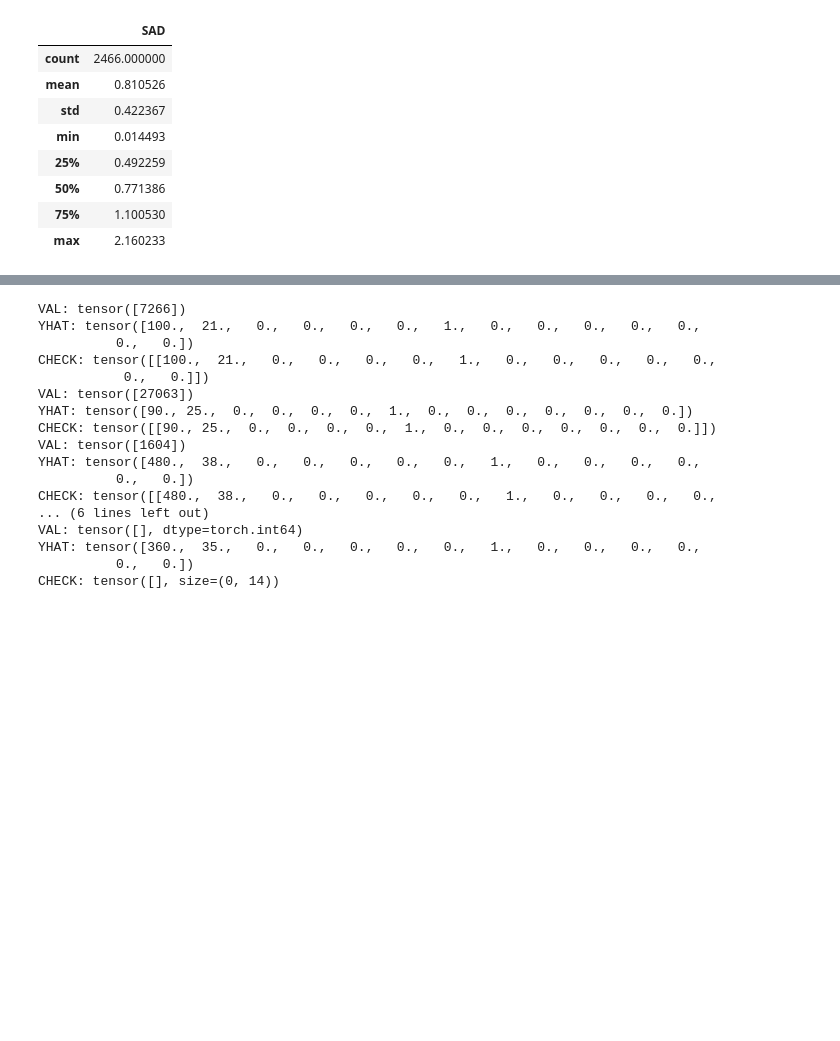
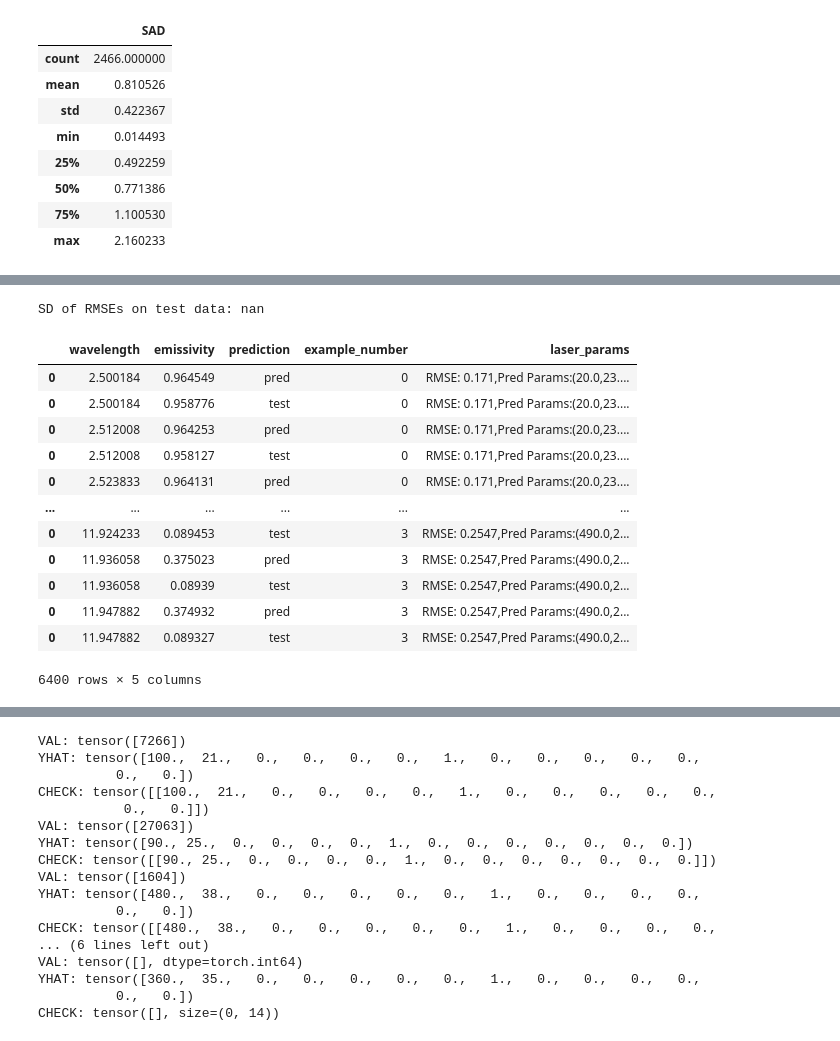
Before and after one commit to metamaterials-capstone-su-22/metamaterials_ai, a Jupyter notebook: src/notebooks/results.ipynb, the cells around one changed output, grey strips where cells are left out. Drawn from its saved outputs; the diff is of its cells as text; code cells hidden in the pictures; blank space fills up the shorter version.

```diff
--- a/src/notebooks/results.ipynb
+++ b/src/notebooks/results.ipynb
@@ -175,0 +184,36 @@ sad_df[(sad_df['SAD'] > .77) & (sad_df['SAD'] < .79)]
+# %%
+#calculate rmse
+pred_rmse_vals = []
+columns = ["wavelength", "emissivity", "prediction", "example_number", "laser_params"]
+viz_coords = pd.DataFrame(columns = columns)
+graph_num = 0
+for i, k in comparison_UID:#len(emiss_test)):
+    index_i = (steel_uids == i).nonzero()[0].item()
+    index_k = (steel_uids == k).nonzero()[0].item()
+    curr_rmse = rmse(steel_emiss[index_i], steel_emiss[index_k]).item()
+    graph_title = f'RMSE: {round(curr_rmse, 4)},Pred Params:({steel_laser_params[index_i][0]},{steel_laser_params[index_i][1]},{steel_laser_params[index_i][2]}), Test Params:({steel_laser_params[index_k][0]},{steel_laser_params[index_k][1]},{steel_laser_params[index_k][2]})'
+    for j in range(steel_wave.shape[1]):
+        pd1 = pd.DataFrame([[steel_wave[index_i][j].item(), steel_emiss[index_i][j].item(), "pred", graph_num, graph_title]], columns = columns)
+        pd2 = pd.DataFrame([[steel_wave[index_k][j].item(), steel_emiss[index_k][j].item(), "test", graph_num, graph_title]], columns = columns)
+        viz_coords = pd.concat([viz_coords,pd1, pd2])
+    graph_num += 1
+stdev = np.std(pred_rmse_vals)
+print(f'SD of RMSEs on test data: {stdev}')
+# %% [output]
+SD of RMSEs on test data: nan
+# %%
+viz_coords
+# %% [output]
+|  | wavelength | emissivity | prediction | example_number | laser_params |
+| 0 | 2.500184 | 0.964549 | pred | 0 | RMSE: 0.171,Pred Params:(20.0,23.... |
+| 0 | 2.500184 | 0.958776 | test | 0 | RMSE: 0.171,Pred Params:(20.0,23.... |
+| 0 | 2.512008 | 0.964253 | pred | 0 | RMSE: 0.171,Pred Params:(20.0,23.... |
+| 0 | 2.512008 | 0.958127 | test | 0 | RMSE: 0.171,Pred Params:(20.0,23.... |
+| 0 | 2.523833 | 0.964131 | pred | 0 | RMSE: 0.171,Pred Params:(20.0,23.... |
+| ... | ... | ... | ... | ... | ... |
+| 0 | 11.924233 | 0.089453 | test | 3 | RMSE: 0.2547,Pred Params:(490.0,2... |
+| 0 | 11.936058 | 0.375023 | pred | 3 | RMSE: 0.2547,Pred Params:(490.0,2... |
+| 0 | 11.936058 | 0.08939 | test | 3 | RMSE: 0.2547,Pred Params:(490.0,2... |
+| 0 | 11.947882 | 0.374932 | pred | 3 | RMSE: 0.2547,Pred Params:(490.0,2... |
+| 0 | 11.947882 | 0.089327 | test | 3 | RMSE: 0.2547,Pred Params:(490.0,2... |
+6400 rows × 5 columns
```
Also changed, not shown: parts of 13 cells of this notebook, 1 other file.
